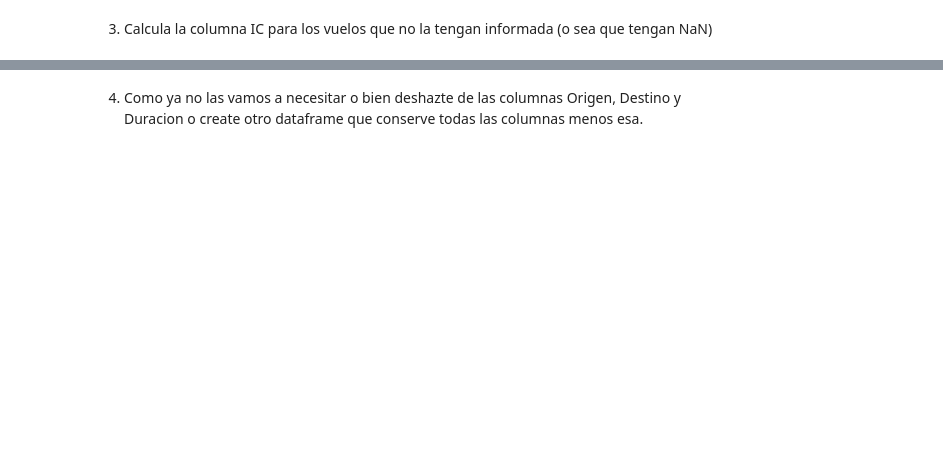
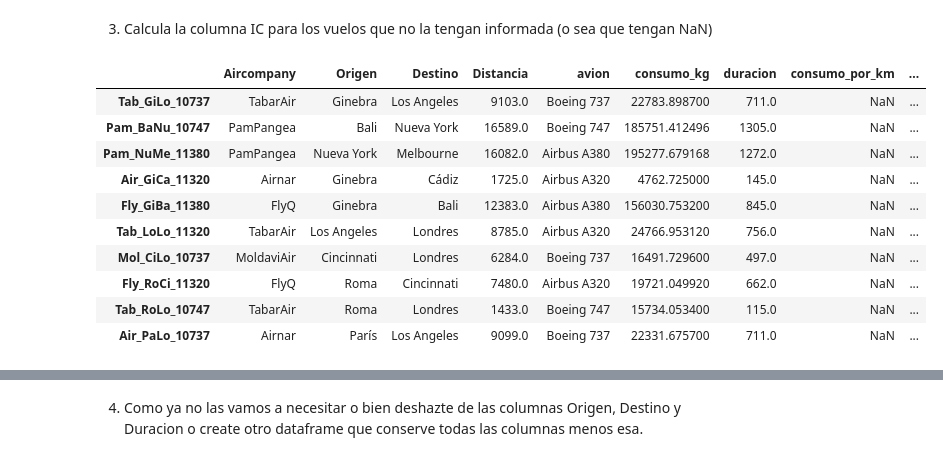
Before and after one commit to CristianZB-dev/MIS_PRACTICAS, a Jupyter notebook: 02_Programacion_y_Herramientas_Avanzadas/Sprint_04/Unidad_02/Practica_Obligatoria/18_Practica_Obligatoria_Pandas_II.ipynb, the cells around one changed output, grey strips where cells are left out. Saved outputs shown, nothing was run; the diff lists cells and outputs as text; code cells hidden in the pictures; blank space fills up the shorter version.

```diff
--- a/02_Programacion_y_Herramientas_Avanzadas/Sprint_04/Unidad_02/Practica_Obligatoria/18_Practica_Obligatoria_Pandas_II.ipynb
+++ b/02_Programacion_y_Herramientas_Avanzadas/Sprint_04/Unidad_02/Practica_Obligatoria/18_Practica_Obligatoria_Pandas_II.ipynb
@@ -576,2 +623,17 @@ df_ingresos = pd.read_csv("./data/dataset_ingresos.csv")
 # %% [markdown]
 3. Calcula la columna IC para los vuelos que no la tengan informada (o sea que tengan NaN)
+# %%
+df_combinado.tail(10)
+# De primeras vemos que hay varias columnas que no tienen valores por lo que tenemos que ir haciendo los calculos y reasignando valores ya que las formulas que hemos ido aplicando anteriormente no se han aplicando para los nuevos datos.
+# %% [output]
+|  | Aircompany | Origen | Destino | Distancia | avion | consumo_kg | duracion | consumo_por_km | ... |
+| Tab_GiLo_10737 | TabarAir | Ginebra | Los Angeles | 9103.0 | Boeing 737 | 22783.898700 | 711.0 | NaN | ... |
+| Pam_BaNu_10747 | PamPangea | Bali | Nueva York | 16589.0 | Boeing 747 | 185751.412496 | 1305.0 | NaN | ... |
+| Pam_NuMe_11380 | PamPangea | Nueva York | Melbourne | 16082.0 | Airbus A380 | 195277.679168 | 1272.0 | NaN | ... |
+| Air_GiCa_11320 | Airnar | Ginebra | Cádiz | 1725.0 | Airbus A320 | 4762.725000 | 145.0 | NaN | ... |
+| Fly_GiBa_11380 | FlyQ | Ginebra | Bali | 12383.0 | Airbus A380 | 156030.753200 | 845.0 | NaN | ... |
+| Tab_LoLo_11320 | TabarAir | Los Angeles | Londres | 8785.0 | Airbus A320 | 24766.953120 | 756.0 | NaN | ... |
+| Mol_CiLo_10737 | MoldaviAir | Cincinnati | Londres | 6284.0 | Boeing 737 | 16491.729600 | 497.0 | NaN | ... |
+| Fly_RoCi_11320 | FlyQ | Roma | Cincinnati | 7480.0 | Airbus A320 | 19721.049920 | 662.0 | NaN | ... |
+| Tab_RoLo_10747 | TabarAir | Roma | Londres | 1433.0 | Boeing 747 | 15734.053400 | 115.0 | NaN | ... |
+| Air_PaLo_10737 | Airnar | París | Los Angeles | 9099.0 | Boeing 737 | 22331.675700 | 711.0 | NaN | ... |
```
Also changed, not shown: parts of 12 cells of this notebook.
